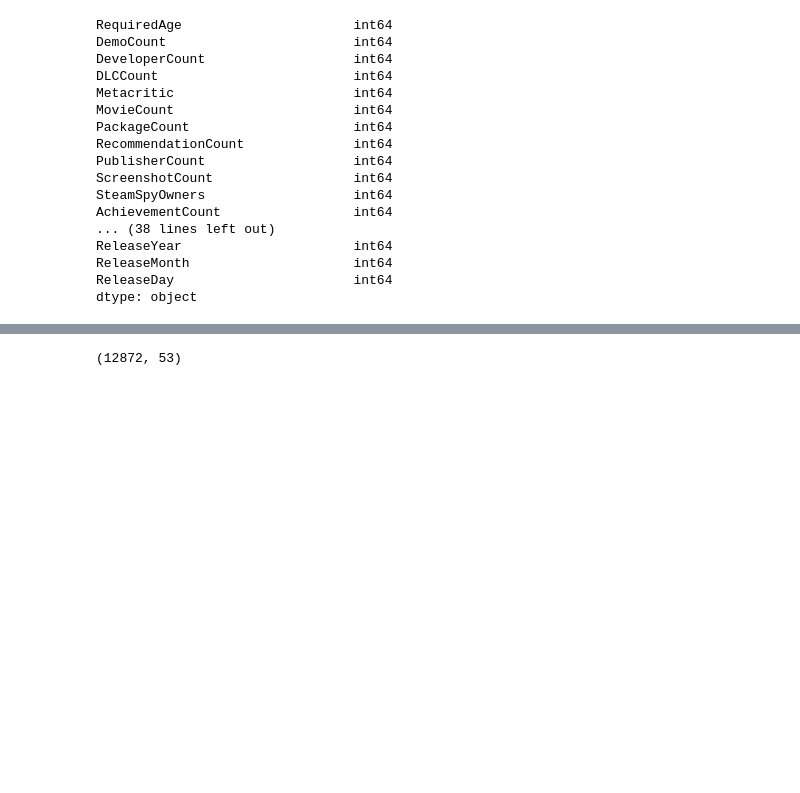
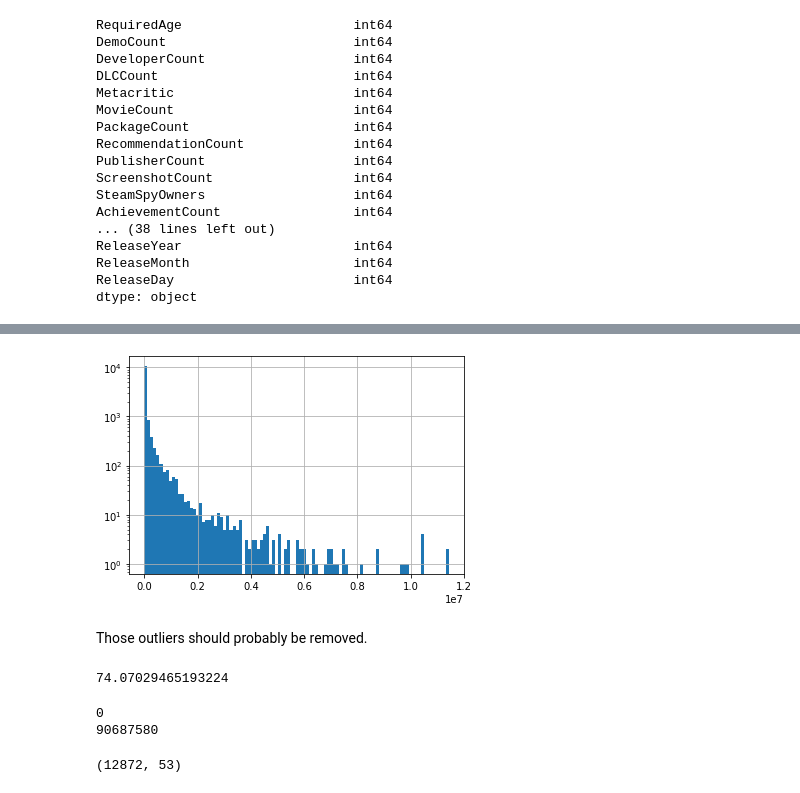
Before and after one commit to Mantissa-23/games-ml, a Jupyter notebook: steam_regression.ipynb, the cells around one changed output, grey strips where cells are left out. Drawn from its saved outputs; the diff is of its cells as text; code cells hidden in the pictures; blank space fills up the shorter version.

```diff
--- a/steam_regression.ipynb
+++ b/steam_regression.ipynb
@@ -194,3 +260,24 @@ dtype: object
+# %%
+fig, ax = plt.subplots()
+steam_viz['SteamSpyOwners'].hist(ax=ax, bins=100)
+ax.set_yscale('log')
+# %% [output]
+[figure, added]
+# %% [markdown]
+Those outliers should probably be removed.
+# %%
+# The inherent uncertainty in owner count _for each individual game_ is fairly low.
+# This variance comes from stuff like free game giveways, game CD keys that have been sold but not necessarily claimed, game copies that have been sold but never played, etc. etc.
+# This value acts as a sort of "lofty goal" to hit - even if our features were supernaturally descriptive and our model was perfect, it would still fail to reduce RMSE below this.
+(np.mean(steam['SteamSpyOwnersVariance']))**(1/2)
+# %% [output]
+74.07029465193224
+# %%
+print(np.min(steam['SteamSpyOwners']))
+print(np.max(steam['SteamSpyOwners']))
+# %% [output]
+0
+90687580
 # %%
 def steam_preprocess(df):
     numerical_ix = df.select_dtypes(include=['int64', 'float64']).columns
```
Also changed, not shown: parts of 13 cells of this notebook, 2 other files.
